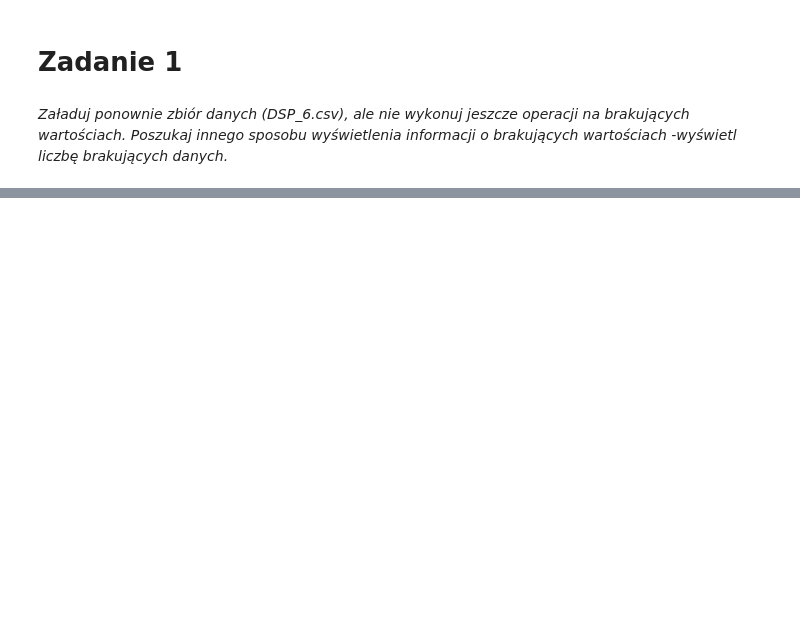
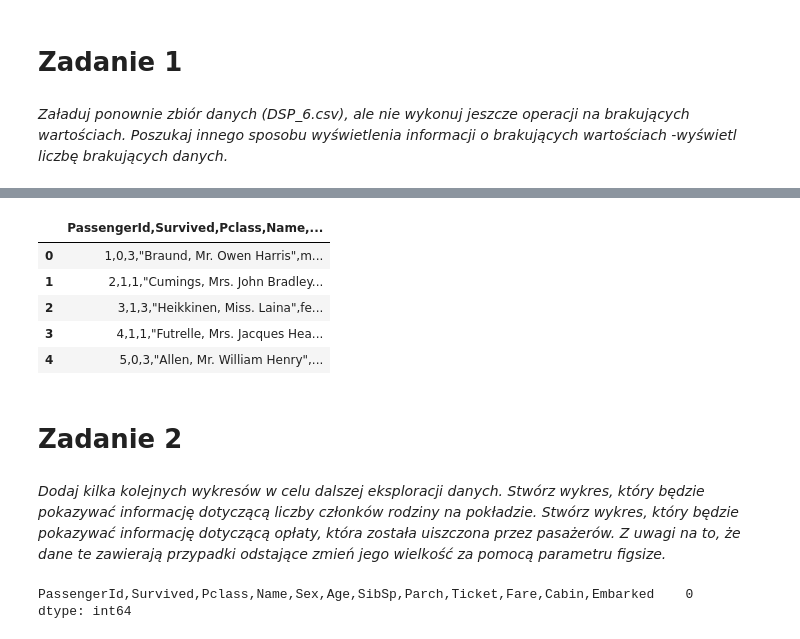
Before and after one commit to ClipLee/suml-lab-ClipLee, a Jupyter notebook: Lista_2.ipynb, the cells around one changed output, grey strips where cells are left out. Saved outputs shown, nothing was run; the diff lists cells and outputs as text; code cells hidden in the pictures; blank space fills up the shorter version.

```diff
--- a/Lista_2.ipynb
+++ b/Lista_2.ipynb
@@ -31,4 +29,4 @@ dtype: int64
 # %% [markdown]
 *Załaduj ponownie zbiór danych (DSP_6.csv), ale nie wykonuj jeszcze operacji na brakujących wartościach. Poszukaj innego sposobu wyświetlenia informacji o brakujących wartościach -wyświetl liczbę brakujących danych.*
 # %%
-df = pd.read_csv("DSP_5.csv", sep=";")
+df = pd.read_csv("Lab03/datasets/DSP_6.csv", sep=";")
@@ -34,0 +46,18 @@ df = pd.read_csv("DSP_5.csv", sep=";")
+# %%
+df.head()
+# %% [output]
+|  | PassengerId,Survived,Pclass,Name,... |
+| 0 | 1,0,3,"Braund, Mr. Owen Harris",m... |
+| 1 | 2,1,1,"Cumings, Mrs. John Bradley... |
+| 2 | 3,1,3,"Heikkinen, Miss. Laina",fe... |
+| 3 | 4,1,1,"Futrelle, Mrs. Jacques Hea... |
+| 4 | 5,0,3,"Allen, Mr. William Henry",... |
+# %% [markdown]
+# Zadanie 2
+# %% [markdown]
+*Dodaj kilka kolejnych wykresów w celu dalszej eksploracji danych. Stwórz wykres, który będzie pokazywać informację dotyczącą liczby członków rodziny na pokładzie. Stwórz wykres, który będzie pokazywać informację dotyczącą opłaty, która została uiszczona przez pasażerów. Z uwagi na to, że dane te zawierają przypadki odstające zmień jego wielkość za pomocą parametru figsize.*
+# %%
+print(df.isna().sum())
+# %% [output]
+PassengerId,Survived,Pclass,Name,Sex,Age,SibSp,Parch,Ticket,Fare,Cabin,Embarked    0
+dtype: int64
```
Also changed, not shown: parts of 9 cells of this notebook, 3 other files.
